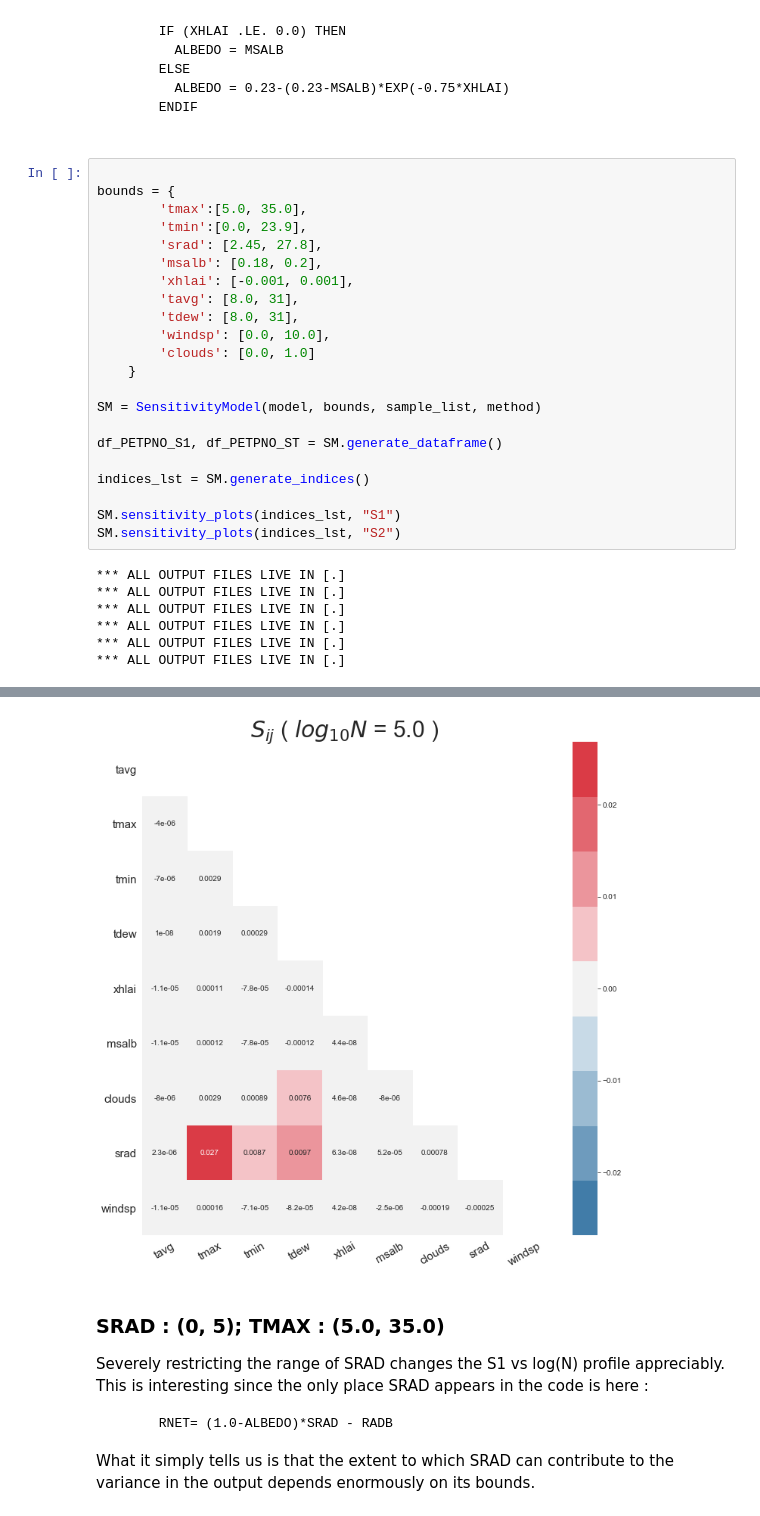
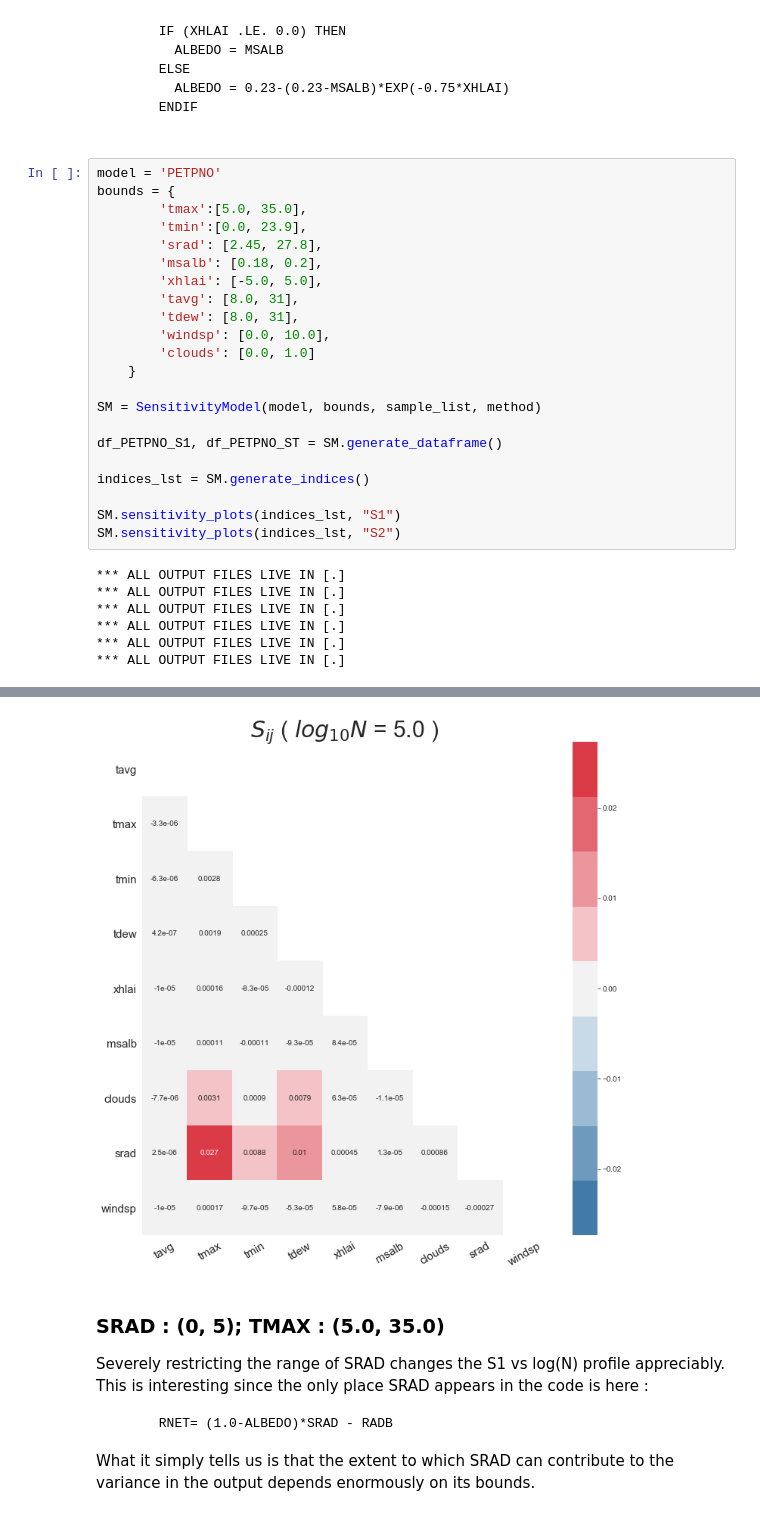
Before and after one commit to ml4ai/automates, a Jupyter notebook: notebooks/multi-model-analysis.ipynb, the cells around one changed output, grey strips where cells are left out. Cells and saved outputs as stored; diff of their text form.

Commit message:
tweaking XHLAI bounds

````diff
--- a/notebooks/multi-model-analysis.ipynb
+++ b/notebooks/multi-model-analysis.ipynb
@@ -330,13 +330,13 @@ There exists a conditional (shown below) in PETPNO which alters the function of
 
 ```
 # %%
-
+model = 'PETPNO'
 bounds = {
         'tmax':[5.0, 35.0],
         'tmin':[0.0, 23.9],
         'srad': [2.45, 27.8],
         'msalb': [0.18, 0.2],
-        'xhlai': [-0.001, 0.001],
+        'xhlai': [-5.0, 5.0],
         'tavg': [8.0, 31],
         'tdew': [8.0, 31],
         'windsp': [0.0, 10.0],
@@ -362,4 +362,4 @@ SM.sensitivity_plots(indices_lst, "S2")
-[figure, old version]
+[figure, new version]
 # %% [markdown]
 ### SRAD : (0, 5);  TMAX : (5.0, 35.0)
 
````
Also changed, not shown: parts of 6 cells of this notebook.
